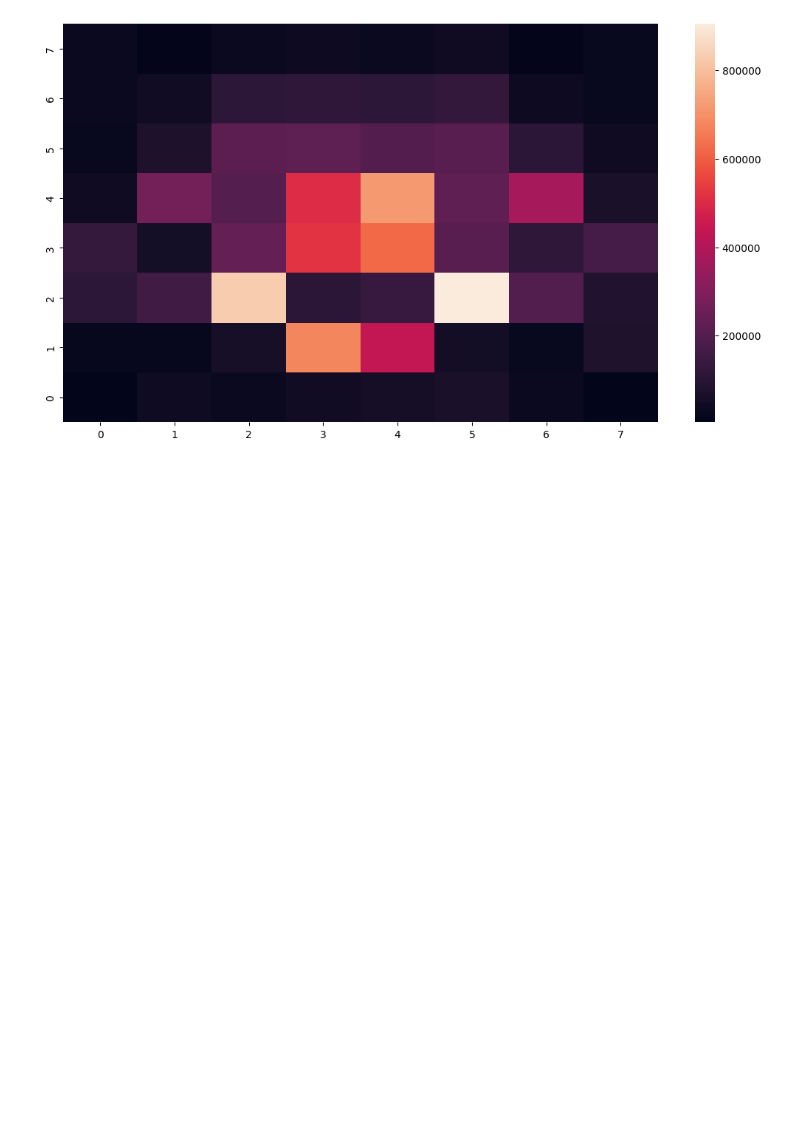
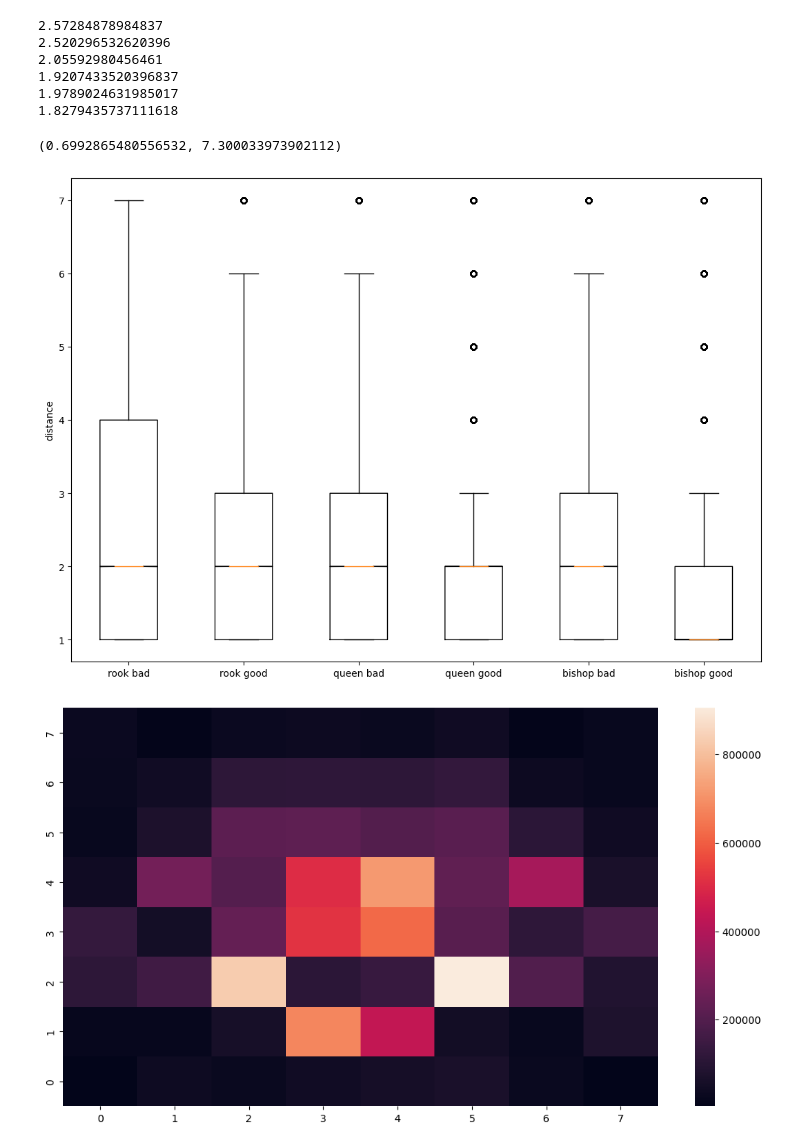
Before and after one commit to samuelfdove/chess-data-analysis, a Jupyter notebook: jupytertest.ipynb, the cells around one changed output. Drawn from its saved outputs; the diff is of its cells as text; code cells hidden in the pictures; blank space fills up the shorter version.

Commit message:
adding some results and plots

```diff
--- a/jupytertest.ipynb
+++ b/jupytertest.ipynb
@@ -10,6 +10,45 @@ import matplotlib.pyplot as plt
 import pandas as pd
 import numpy as np
 import seaborn as sns
+# %%
+db = sqlite3.connect("gameheaders.db")
+
+pieces = ['rook','queen','bishop']
+data = []
+for i in range(len(pieces)):
+    query = "select distance from allmoves join gameExtraData using (tell) where piece='"+pieces[i]+"' and avgrating <=1200;"
+    d = pd.read_sql_query(query,db).to_numpy().ravel()
+    print(d.mean())
+    data.append(d)
+    query = "select distance from allmoves join gameExtraData using (tell) where piece='"+pieces[i]+"' and avgrating >=1800;"
+    d = pd.read_sql_query(query,db).to_numpy().ravel()
+    print(d.mean())
+    data.append(d)
+
+fig = plt.figure(figsize =(10, 7))
+
+# Creating axes instance
+ax = fig.add_axes([0, 0, 1, 1])
+ax.set_xticklabels(['rook bad','rook good','queen bad','queen good','bishop bad','bishop good'])
+ax.set_ylabel('distance')
+
+# Creating plot
+bp = ax.boxplot(data,notch='True')
+
+print(ax.get_ylim())
+
+# show plot
+plt.savefig('results/plots/distance_distribution.png')
+plt.show()
+# %% [output]
+2.57284878984837
+2.520296532620396
+2.05592980456461
+1.9207433520396837
+1.9789024631985017
+1.8279435737111618
+(0.6992865480556532, 7.300033973902112)
+[figure, added]
 # %%
 
 df = pd.read_csv('results/piece_to_square_counts_by_side.csv')
```
Also changed, not shown: 5 other files.
